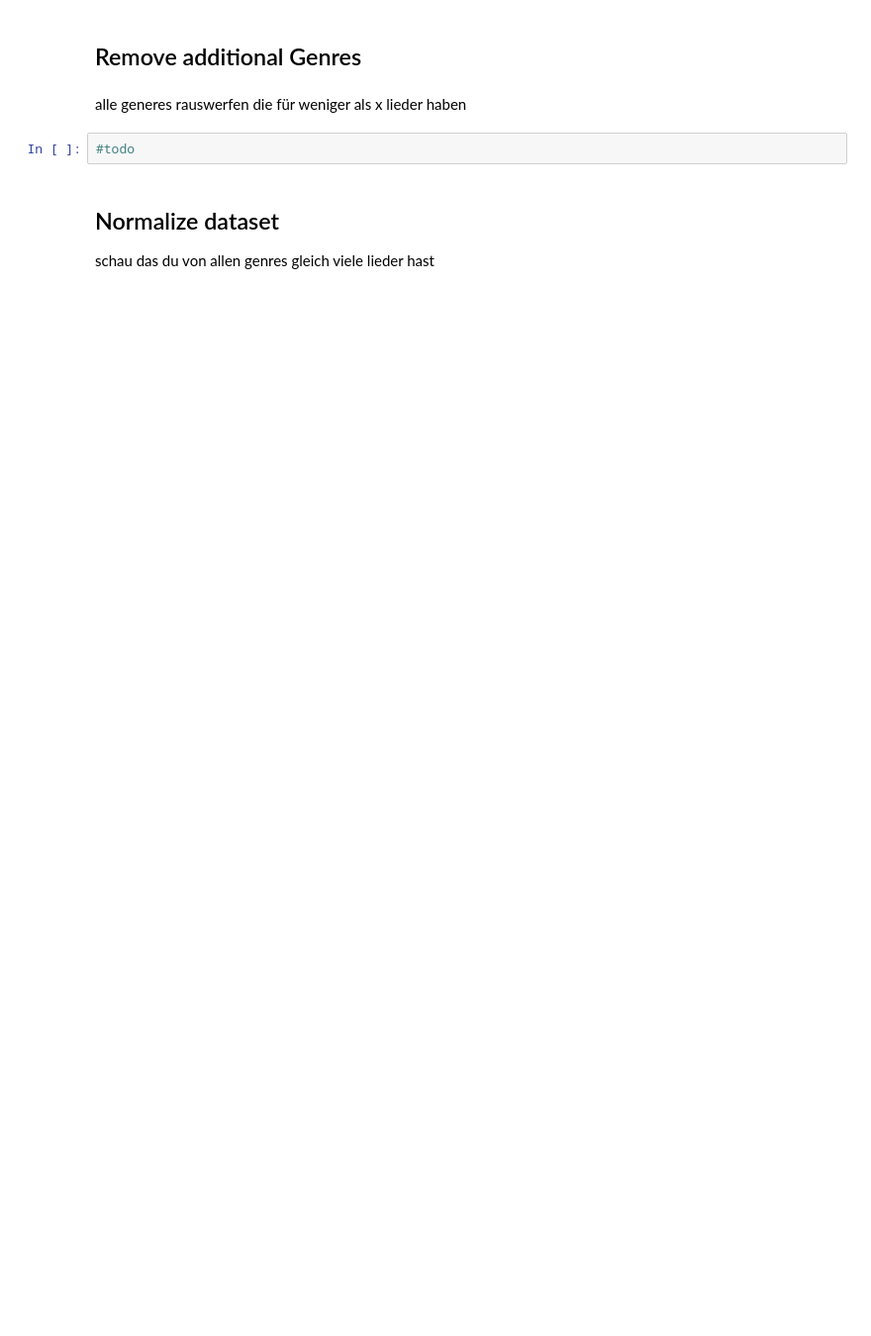
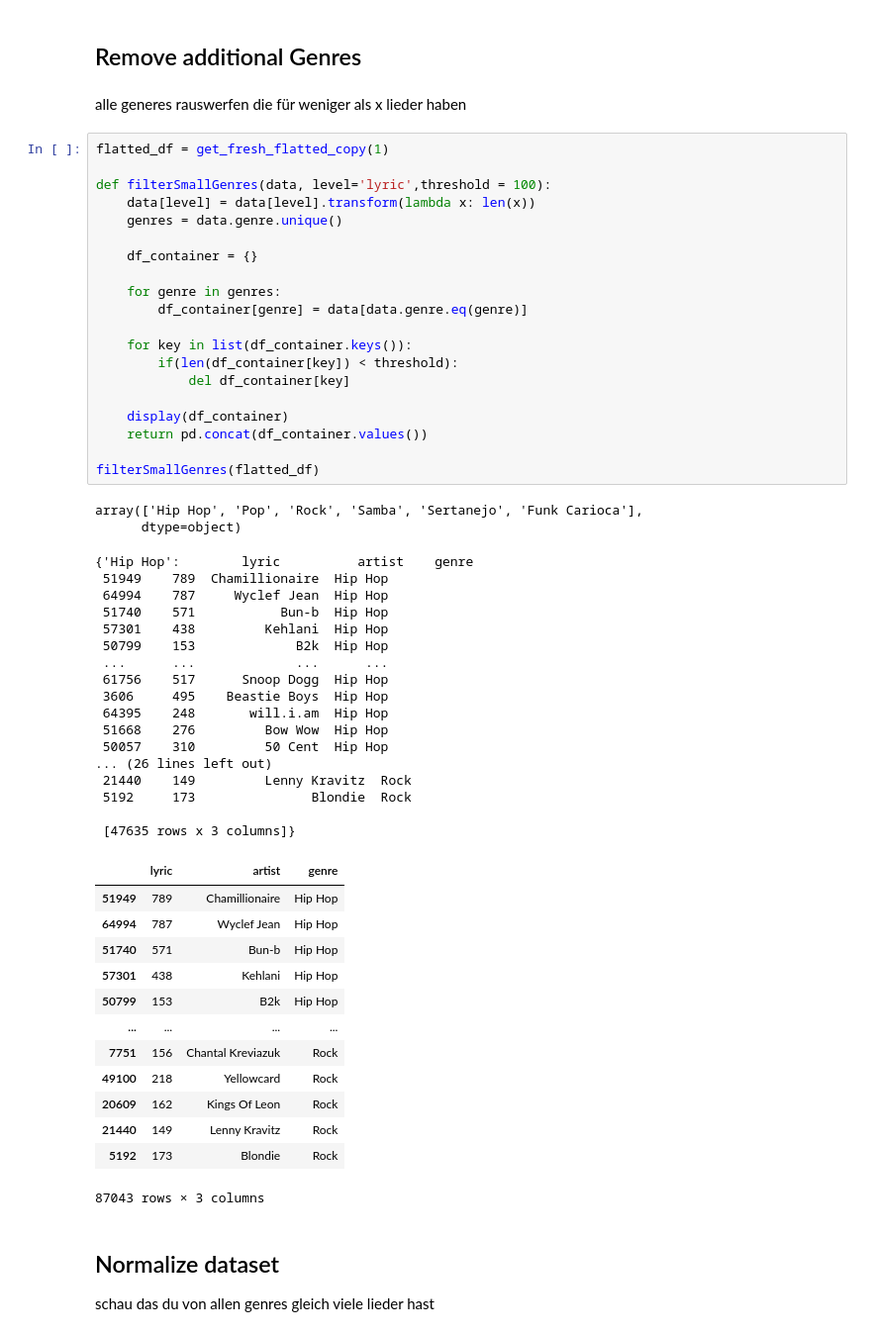
Before and after one commit to kluhan/northumbria, a Jupyter notebook: northumbria.ipynb, the cells around one changed output. Shown: that part at 99% size. Drawn from its saved outputs; the diff is of its cells as text; blank space fills up the shorter version.

```diff
--- a/northumbria.ipynb
+++ b/northumbria.ipynb
@@ -178,8 +207,59 @@ transformed_opt_df = get_fresh_copy()
 ## Remove additional Genres
 # %% [markdown]
 alle generes rauswerfen die für weniger als x lieder haben
-# %%
-#todo
+# %%
+flatted_df = get_fresh_flatted_copy(1)
+
+def filterSmallGenres(data, level='lyric',threshold = 100):
+    data[level] = data[level].transform(lambda x: len(x))
+    genres = data.genre.unique()
+
+    df_container = {}
+
+    for genre in genres:
+        df_container[genre] = data[data.genre.eq(genre)]
+
+    for key in list(df_container.keys()):
+        if(len(df_container[key]) < threshold):
+            del df_container[key]
+
+    display(df_container)
+    return pd.concat(df_container.values())
+
+filterSmallGenres(flatted_df)
+# %% [output]
+array(['Hip Hop', 'Pop', 'Rock', 'Samba', 'Sertanejo', 'Funk Carioca'],
+      dtype=object)
+{'Hip Hop':        lyric          artist    genre
+ 51949    789  Chamillionaire  Hip Hop
+ 64994    787     Wyclef Jean  Hip Hop
+ 51740    571           Bun-b  Hip Hop
+ 57301    438         Kehlani  Hip Hop
+ 50799    153             B2k  Hip Hop
+ ...      ...             ...      ...
+ 61756    517      Snoop Dogg  Hip Hop
+ 3606     495    Beastie Boys  Hip Hop
+ 64395    248       will.i.am  Hip Hop
+ 51668    276         Bow Wow  Hip Hop
+ 50057    310         50 Cent  Hip Hop
+... (26 lines left out)
+ 21440    149         Lenny Kravitz  Rock
+ 5192     173               Blondie  Rock
+
+ [47635 rows x 3 columns]}
+|  | lyric | artist | genre |
+| 51949 | 789 | Chamillionaire | Hip Hop |
+| 64994 | 787 | Wyclef Jean | Hip Hop |
+| 51740 | 571 | Bun-b | Hip Hop |
+| 57301 | 438 | Kehlani | Hip Hop |
+| 50799 | 153 | B2k | Hip Hop |
+| ... | ... | ... | ... |
+| 7751 | 156 | Chantal Kreviazuk | Rock |
+| 49100 | 218 | Yellowcard | Rock |
+| 20609 | 162 | Kings Of Leon | Rock |
+| 21440 | 149 | Lenny Kravitz | Rock |
+| 5192 | 173 | Blondie | Rock |
+87043 rows × 3 columns
 # %% [markdown]
 ## Normalize dataset
 
```
Also changed, not shown: parts of 9 cells of this notebook.
